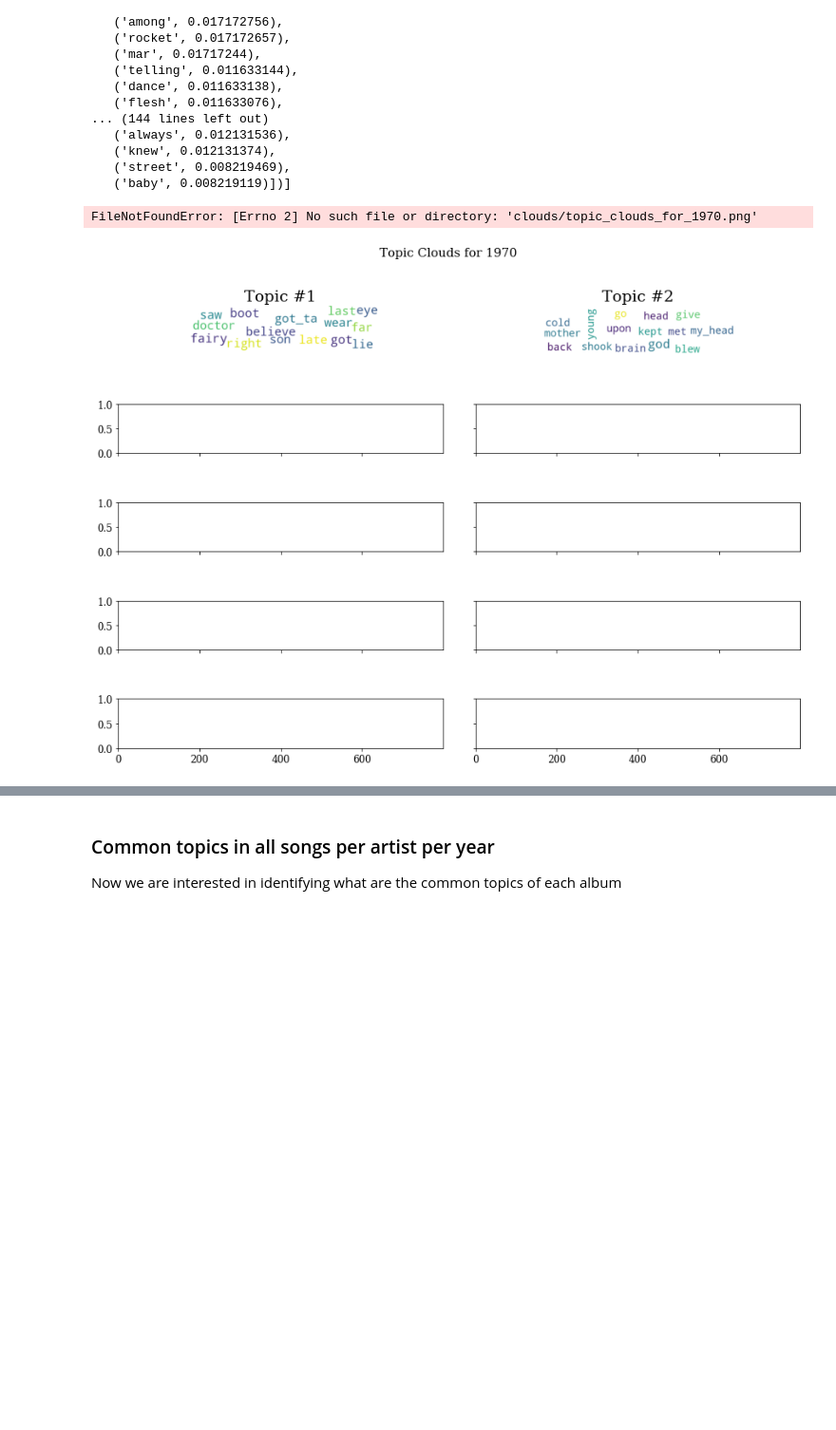
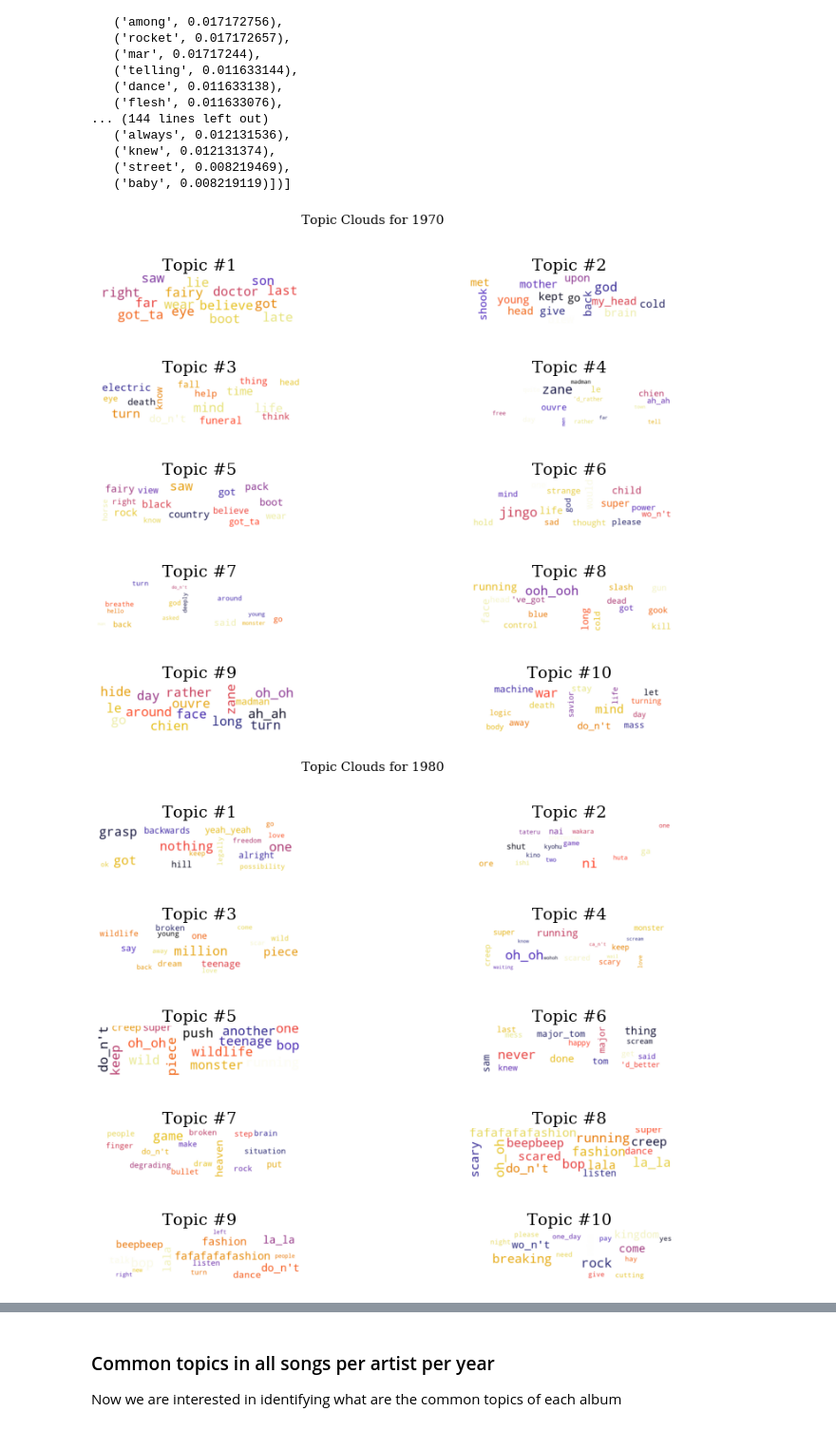
Before and after one commit to ludovicaschaerf/TMCI_Project, a Jupyter notebook: Project Pipeline.ipynb, the cells around one changed output, grey strips where cells are left out. Shown at 95% size. Saved outputs shown, nothing was run; the diff lists cells and outputs as text; code cells hidden in the pictures; blank space fills up the shorter version.

Commit message:
code for pcolor for all years + fixed boxplots

```diff
--- a/Project Pipeline.ipynb
+++ b/Project Pipeline.ipynb
@@ -832,11 +832,11 @@ artist_labels = ["david_bowie",
                 "deep purple"]
 
 for i in range(0, lda_model.num_topics):
-    ax[i].boxplot([doc2topics_bowie[:,1],
-                     doc2topics_sabbath[:,1],
-                     doc2topics_bruce[:,1],
-                     doc2topics_elliot[:,1],
-                     doc2topics_deep[:,1]],
+    ax[i].boxplot([doc2topics_bowie[:,i],
+                     doc2topics_sabbath[:,i],
+                     doc2topics_bruce[:,i],
+                     doc2topics_elliot[:,i],
+                     doc2topics_deep[:,i]],
                     meanline = True,
                     notch = False,
                     labels = artist_labels)
@@ -1441,34 +1443,34 @@ def generate_cloud(decade):
     fig.subplots_adjust(hspace=1, wspace=0.1)
     fig.set_figheight(10)
     fig.set_figwidth(15)
 
 
     title_text = 'Topic Clouds for ' + str(years[decade_ind[decade]])
     fig.suptitle(t=title_text, fontsize=15)
 
     which_topic = 0
     for i in range(5):
         for j in range(2):
             if(which_topic > (lda_model.num_topics - (lda_model.num_topics % 2))):
                 break
 
             curr_topic = lyrics_ldamodel_per_year[decade_ind[decade]].show_topic(which_topic, topn=30)
             word_freq = {}
             for k in range(0,15):
                 word_freq[curr_topic[k][0]] = curr_topic[k][1]
 
-            ax[i,j].imshow(WordCloud(max_font_size=50, max_words=100, background_color="white", width=800).generate_from_frequencies(frequencies=word_freq),
+            ax[i,j].imshow(WordCloud(max_font_size=50, max_words=100, background_color="white", width=800, colormap="CMRmap").generate_from_frequencies(frequencies=word_freq),
                            interpolation="bilinear")
 
             ax[i,j].axis("off")
             ax[i,j].title.set_text('Topic #%d'%(which_topic+1))
             which_topic += 1
 
-        file_name = 'topic_clouds_for_' + str(years[decade_ind[decade]]) + ".png"
+        file_name = 'Visualisations/WordClouds/topic_clouds_for_' + str(years[decade_ind[decade]]) + ".png"
         fig.savefig(file_name)
 
 for i in range(len(decade_ind)):
     generate_cloud(i)
 # %% [output]
-FileNotFoundError: [Errno 2] No such file or directory: 'clouds/topic_clouds_for_1970.png'
-[figure, old version]
+[figure, new version]
+[figure, added]
```
Also changed, not shown: parts of 5 cells of this notebook.
